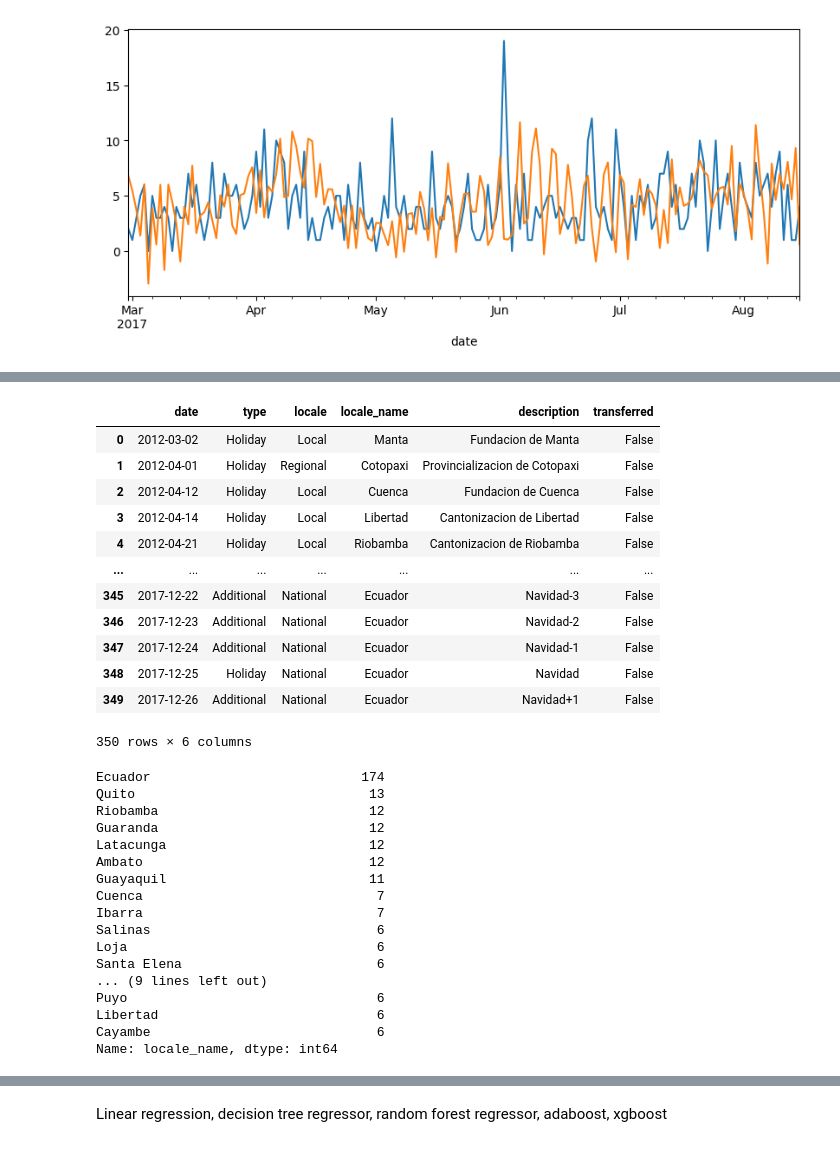
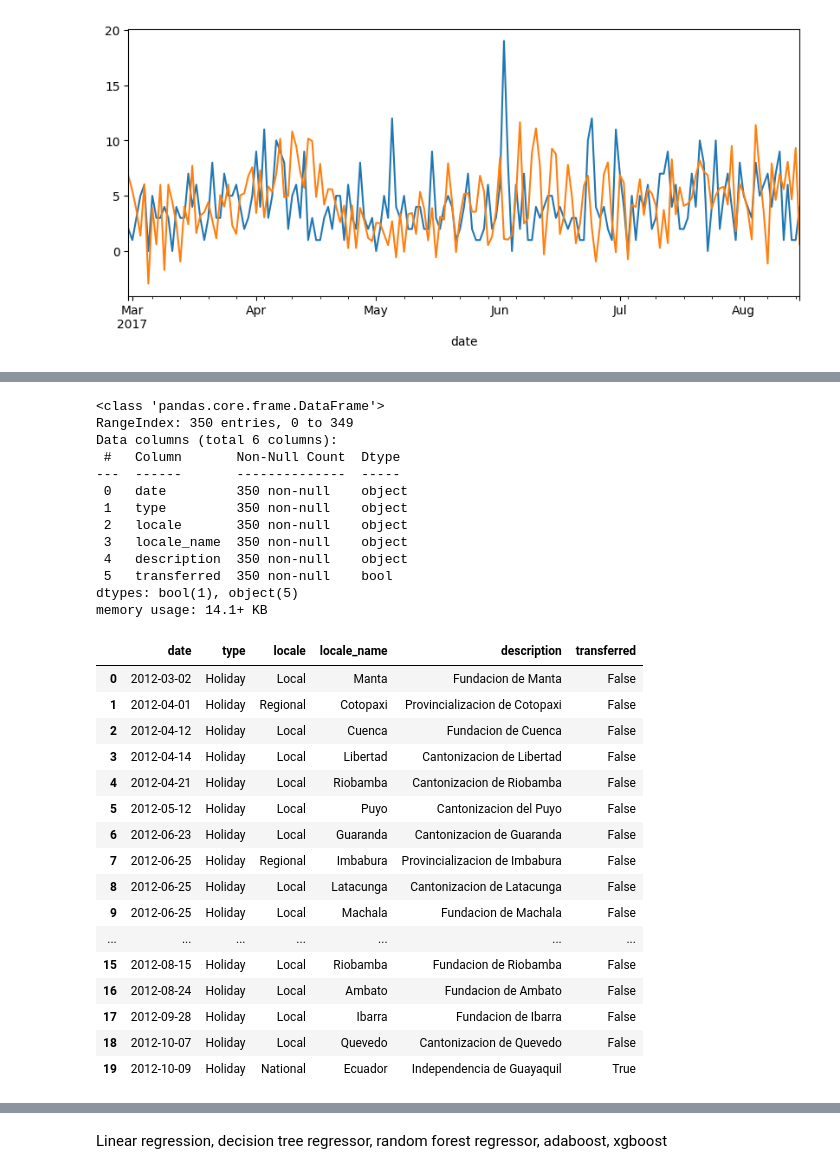
Before and after one commit to Nasibul/e-commerce, a Jupyter notebook: ml-inventory/New Folder/Advanced ARIMA.ipynb, the cells around one changed output, grey strips where cells are left out. Cells and saved outputs as stored; diff of their text form; code cells hidden in the pictures.

```diff
--- a/ml-inventory/New Folder/Untitled.ipynb
+++ b/ml-inventory/New Folder/Advanced ARIMA.ipynb
@@ -143,37 +188,37 @@ combo = holidays.merge(stores, on=None, left_on='locale_name', right_on='city',
 # %%
-holidays
+holidays.info()
 # %% [output]
-|  | date | type | locale | locale_name | description | transferred |
-| 0 | 2012-03-02 | Holiday | Local | Manta | Fundacion de Manta | False |
-| 1 | 2012-04-01 | Holiday | Regional | Cotopaxi | Provincializacion de Cotopaxi | False |
-| 2 | 2012-04-12 | Holiday | Local | Cuenca | Fundacion de Cuenca | False |
-| 3 | 2012-04-14 | Holiday | Local | Libertad | Cantonizacion de Libertad | False |
-| 4 | 2012-04-21 | Holiday | Local | Riobamba | Cantonizacion de Riobamba | False |
-| ... | ... | ... | ... | ... | ... | ... |
-| 345 | 2017-12-22 | Additional | National | Ecuador | Navidad-3 | False |
-| 346 | 2017-12-23 | Additional | National | Ecuador | Navidad-2 | False |
-| 347 | 2017-12-24 | Additional | National | Ecuador | Navidad-1 | False |
-| 348 | 2017-12-25 | Holiday | National | Ecuador | Navidad | False |
-| 349 | 2017-12-26 | Additional | National | Ecuador | Navidad+1 | False |
-350 rows × 6 columns
+<class 'pandas.core.frame.DataFrame'>
+RangeIndex: 350 entries, 0 to 349
+Data columns (total 6 columns):
+ #   Column       Non-Null Count  Dtype
+---  ------       --------------  -----
+ 0   date         350 non-null    object
+ 1   type         350 non-null    object
+ 2   locale       350 non-null    object
+ 3   locale_name  350 non-null    object
+ 4   description  350 non-null    object
+ 5   transferred  350 non-null    bool
+dtypes: bool(1), object(5)
+memory usage: 14.1+ KB
-# %%
-holidays['locale_name'].value_counts()
-# %% [output]
-Ecuador                           174
-Quito                              13
-Riobamba                           12
-Guaranda                           12
-Latacunga                          12
-Ambato                             12
-Guayaquil                          11
-Cuenca                              7
-Ibarra                              7
-Salinas                             6
-Loja                                6
-Santa Elena                         6
-... (9 lines left out)
-Puyo                                6
-Libertad                            6
-Cayambe                             6
-Name: locale_name, dtype: int64
+# %%
+holidays.head(20)
+# %% [output]
+|  | date | type | locale | locale_name | description | transferred |
+| 0 | 2012-03-02 | Holiday | Local | Manta | Fundacion de Manta | False |
+| 1 | 2012-04-01 | Holiday | Regional | Cotopaxi | Provincializacion de Cotopaxi | False |
+| 2 | 2012-04-12 | Holiday | Local | Cuenca | Fundacion de Cuenca | False |
+| 3 | 2012-04-14 | Holiday | Local | Libertad | Cantonizacion de Libertad | False |
+| 4 | 2012-04-21 | Holiday | Local | Riobamba | Cantonizacion de Riobamba | False |
+| 5 | 2012-05-12 | Holiday | Local | Puyo | Cantonizacion del Puyo | False |
+| 6 | 2012-06-23 | Holiday | Local | Guaranda | Cantonizacion de Guaranda | False |
+| 7 | 2012-06-25 | Holiday | Regional | Imbabura | Provincializacion de Imbabura | False |
+| 8 | 2012-06-25 | Holiday | Local | Latacunga | Cantonizacion de Latacunga | False |
+| 9 | 2012-06-25 | Holiday | Local | Machala | Fundacion de Machala | False |
+| ... | ... | ... | ... | ... | ... | ... |
+| 15 | 2012-08-15 | Holiday | Local | Riobamba | Fundacion de Riobamba | False |
+| 16 | 2012-08-24 | Holiday | Local | Ambato | Fundacion de Ambato | False |
+| 17 | 2012-09-28 | Holiday | Local | Ibarra | Fundacion de Ibarra | False |
+| 18 | 2012-10-07 | Holiday | Local | Quevedo | Cantonizacion de Quevedo | False |
+| 19 | 2012-10-09 | Holiday | National | Ecuador | Independencia de Guayaquil | True |
 # %%
```
Also changed, not shown: parts of 29 cells of this notebook, 1 other file.
